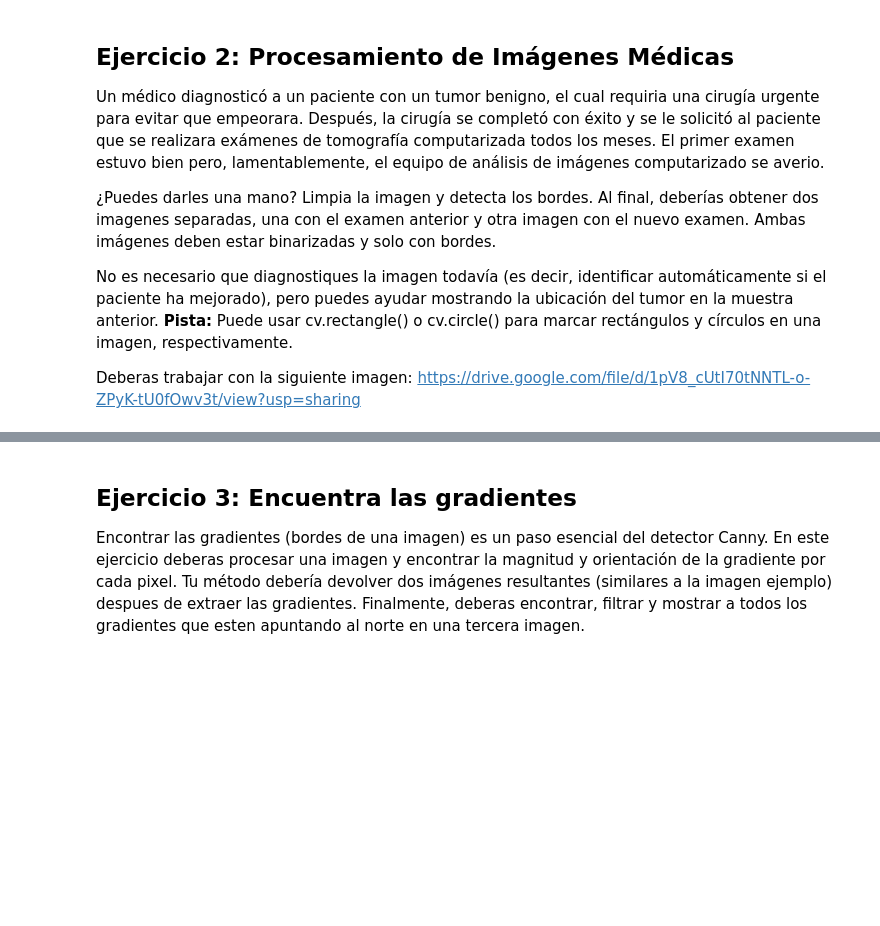
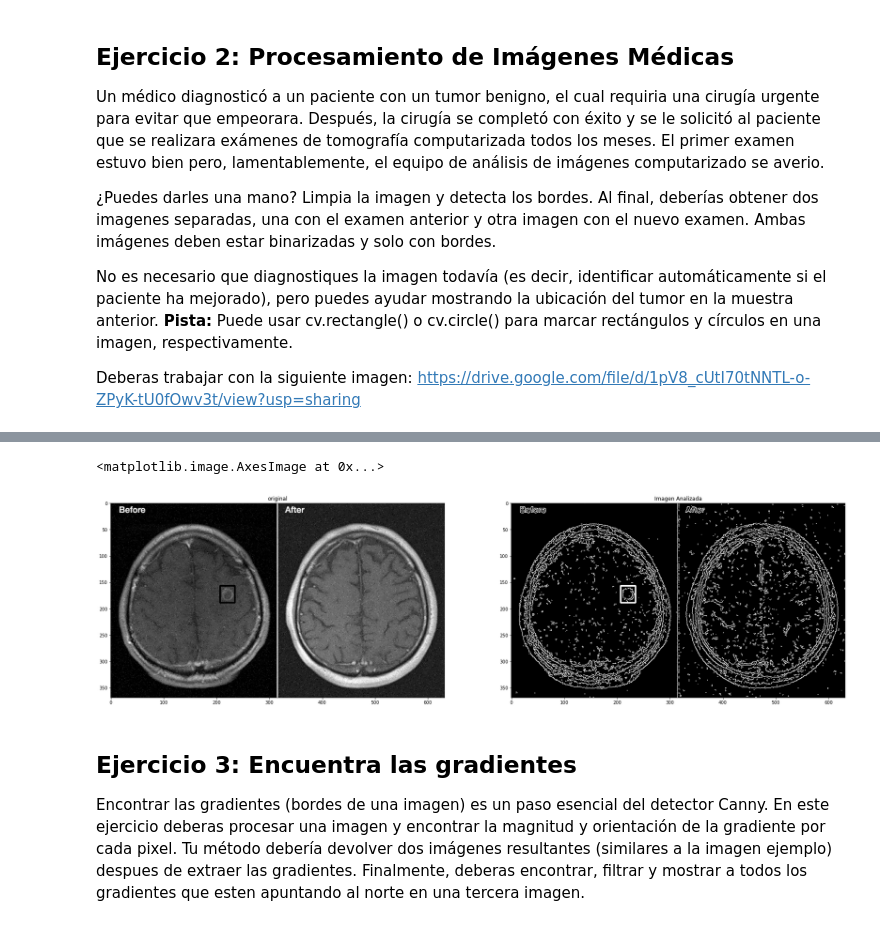
Before and after one commit to ElmerAlanoca/HackC, a Jupyter notebook: LABORATORIOS/LAB4/Lab4.ipynb, the cells around one changed output, grey strips where cells are left out. Cells and saved outputs as stored; diff of their text form; code cells hidden in the pictures; blank space fills up the shorter version.

```diff
--- a/LABORATORIOS/LAB4/Lab4.ipynb
+++ b/LABORATORIOS/LAB4/Lab4.ipynb
@@ -144,3 +175,24 @@ Deberas trabajar con la siguiente imagen: https://drive.google.com/file/d/1pV8_c
+# %%
+ptLeftTop = (207, 157)  # (Esquina superior izquierda x, esquina superior izquierda y)
+ptRightBottom = (235, 189) # (Esquina inferior derecha x, esquina inferior derecha y)
+point_color0 = (0, 0 , 0)  # Color de caja RGB, personalizado
+point_color1 = (255, 255, 255)  # Color de caja RGB, personalizado
+thickness = 2
+lineType = 4
+cv2.rectangle(image, ptLeftTop, ptRightBottom, point_color0, thickness, lineType)
+cv2.rectangle(analized, ptLeftTop, ptRightBottom, point_color1, thickness, lineType)
+
+# Mostrar resultados
+f, (ax1, ax2) = plt.subplots(1, 2, figsize=(30,15))
+
+ax1.set_title('original')
+ax1.imshow(image, cmap='gray')
+
+ax2.set_title('Imagen Analizada')
+ax2.imshow(analized, cmap='gray')
+# %% [output]
+<matplotlib.image.AxesImage at 0x...>
+[figure, added]
 # %% [markdown]
 ## **Ejercicio 3:** Encuentra las gradientes
 
```
Also changed, not shown: parts of 7 cells of this notebook, 1 other file.
